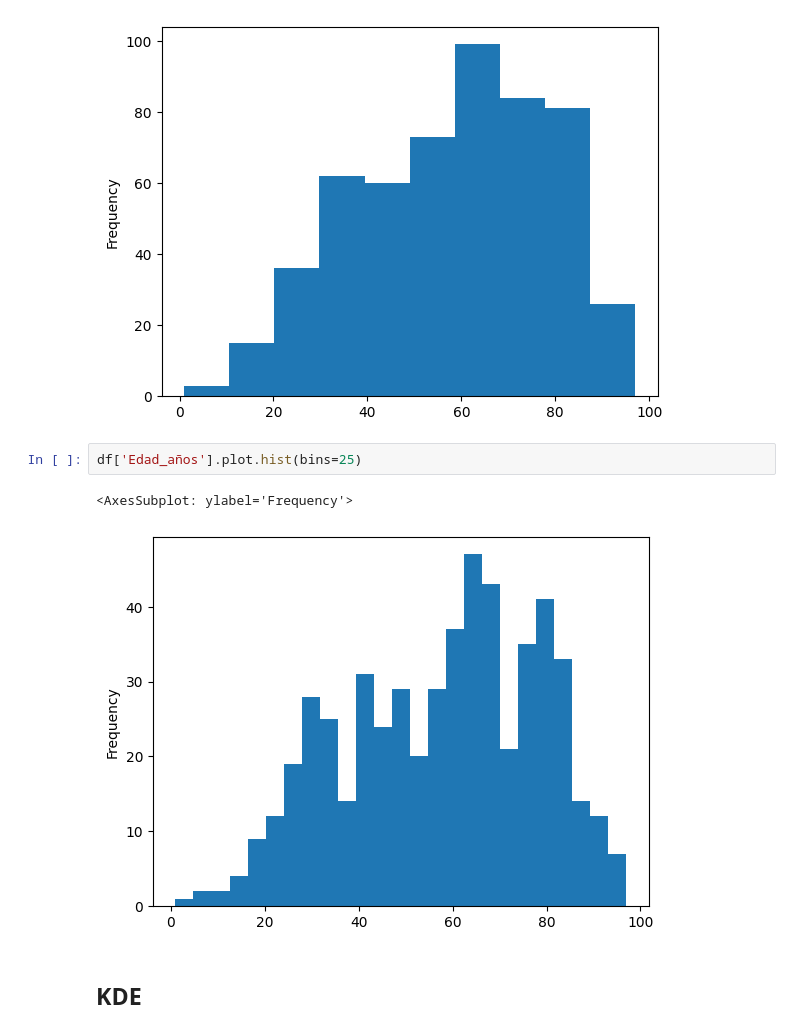
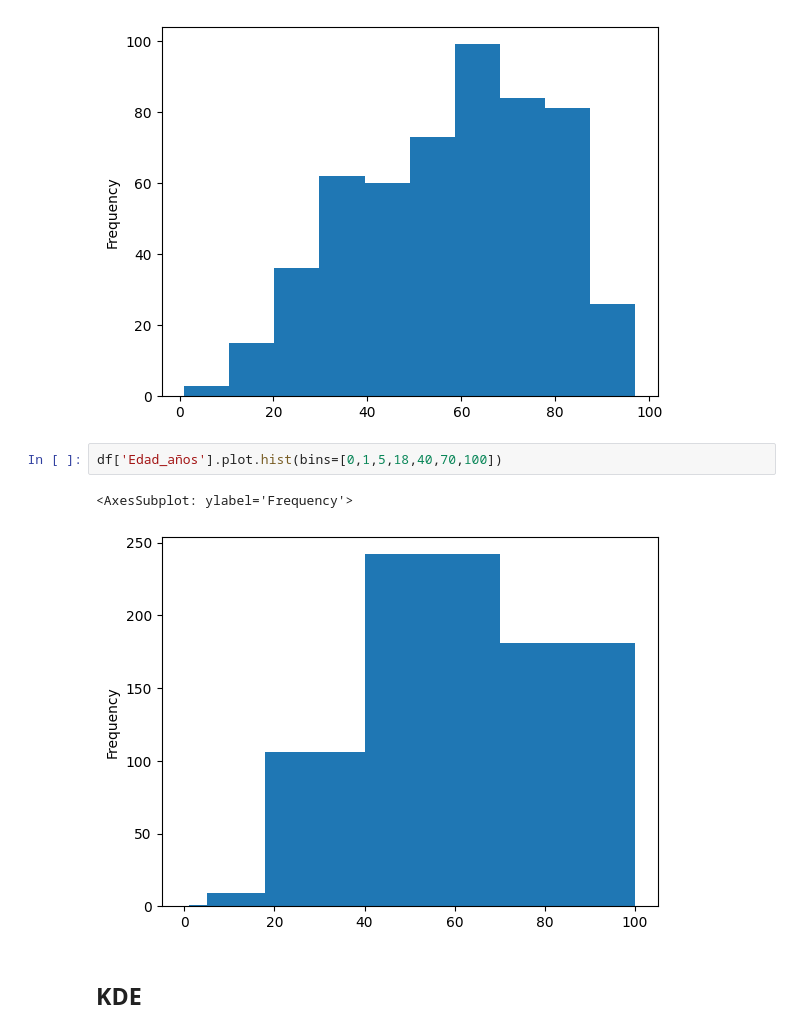
Before and after one commit to mar-esther23/CursoPandas2023, a Jupyter notebook: CP5-Graficas.ipynb, the cells around one changed output. Saved outputs shown, nothing was run; the diff lists cells and outputs as text.

```diff
--- a/CP5-Graficas.ipynb
+++ b/CP5-Graficas.ipynb
@@ -152,10 +163,10 @@ df['Edad_años'].plot.hist()
 <AxesSubplot: ylabel='Frequency'>
 [figure]
 # %%
-df['Edad_años'].plot.hist(bins=25)
+df['Edad_años'].plot.hist(bins=[0,1,5,18,40,70,100])
 # %% [output]
 <AxesSubplot: ylabel='Frequency'>
-[figure, old version]
+[figure, new version]
 # %% [markdown]
 ## KDE
 # %%
```
Also changed, not shown: parts of 13 cells of this notebook, 2 other files.
